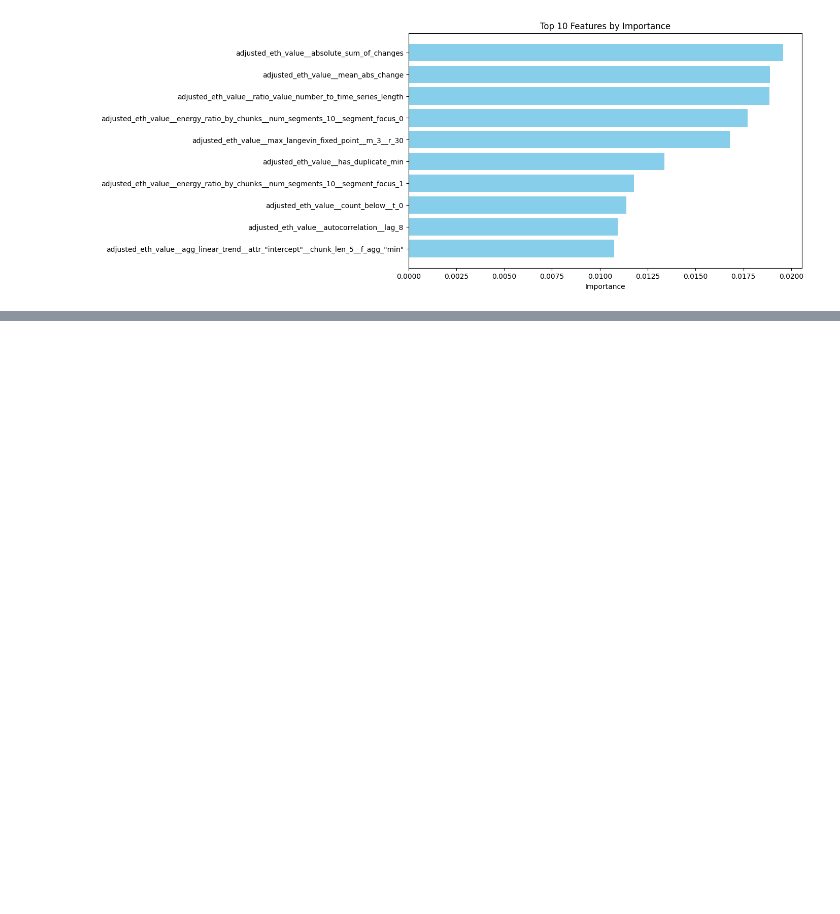
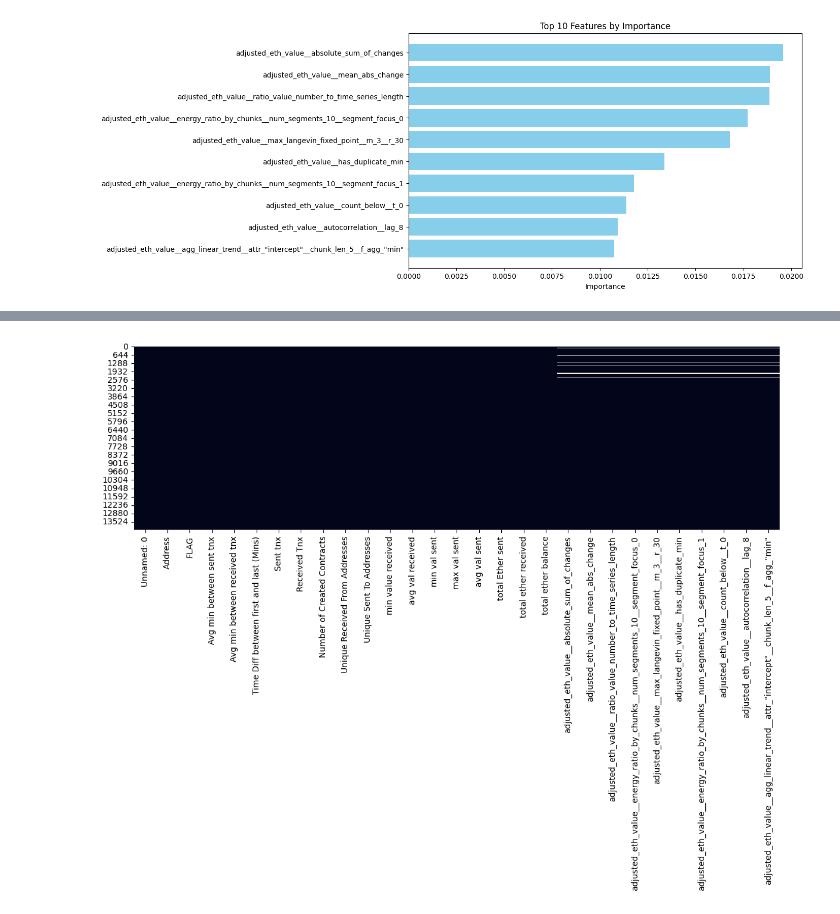
Before and after one commit to shazzad-hasan/ethereum-fraud-detection, a Jupyter notebook: data-preparation/time_series_data.ipynb, the cells around one changed output, grey strips where cells are left out. Drawn from its saved outputs; the diff is of its cells as text; code cells hidden in the pictures; blank space fills up the shorter version.

```diff
--- a/data-preparation/time_series_data.ipynb
+++ b/data-preparation/time_series_data.ipynb
@@ -107,7 +108,7 @@ GridSearchCV(cv=5,
                          'objective': ['binary:logistic'], 'subsample': [0.3]},
              scoring='f1')
 # %%
-features = df.columns.tolist()
+features = df_ts.columns.tolist()
 # %%
 feat_importances = clf.best_estimator_.feature_importances_
 sorted_indices = np.argsort(feat_importances)[::-1]
@@ -163,3 +163,6 @@ plt.gca().invert_yaxis()
 plt.show()
 # %% [output]
 [figure]
+# %%
+df_ts_new = df_ts[top_10_features]
+df_ts_new.insert(0, 'Address', add)
@@ -165,0 +178,4 @@ plt.show()
+# %%
+df_ke = pd.read_csv('/content/drive/MyDrive/ethereum-fraud-detection/processed-data/combined_kaggle_etherscan_data.csv')
+# %%
+df_combined = pd.merge(df_ke, df_ts_new, on='Address', how='left')
@@ -165,0 +196,7 @@ plt.show()
+# %%
+# Visualize missing values
+plt.figure(figsize=(14,4))
+sns.heatmap(df_combined.isnull(), cbar=False)
+plt.show()
+# %% [output]
+[figure, added]
```
Also changed, not shown: parts of 16 cells of this notebook.
